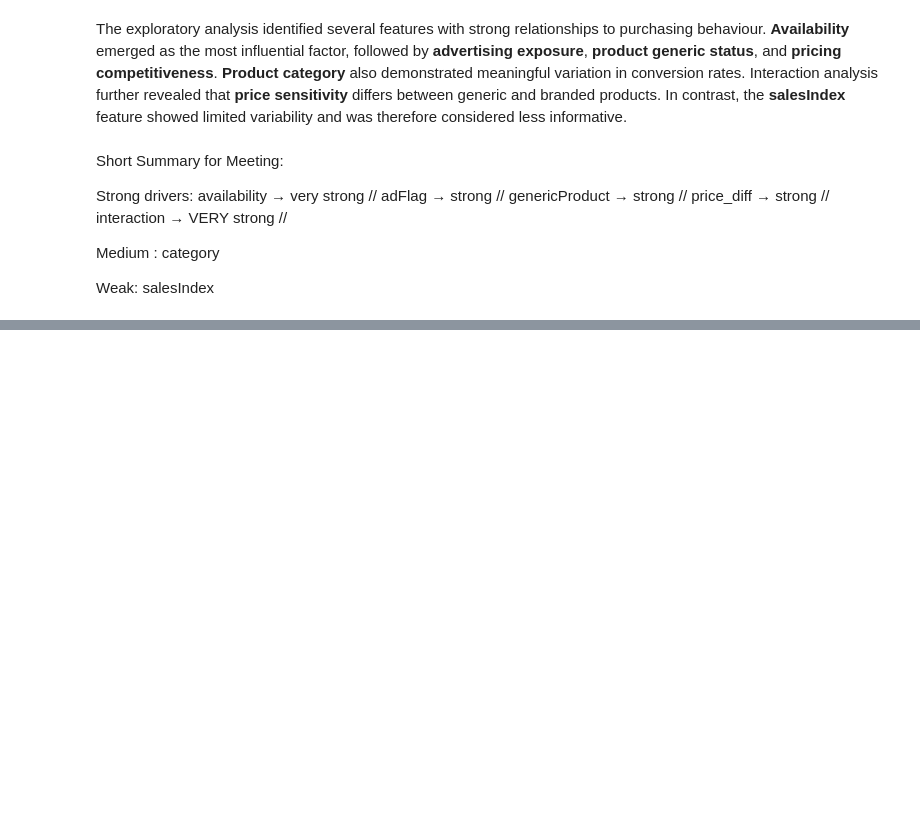
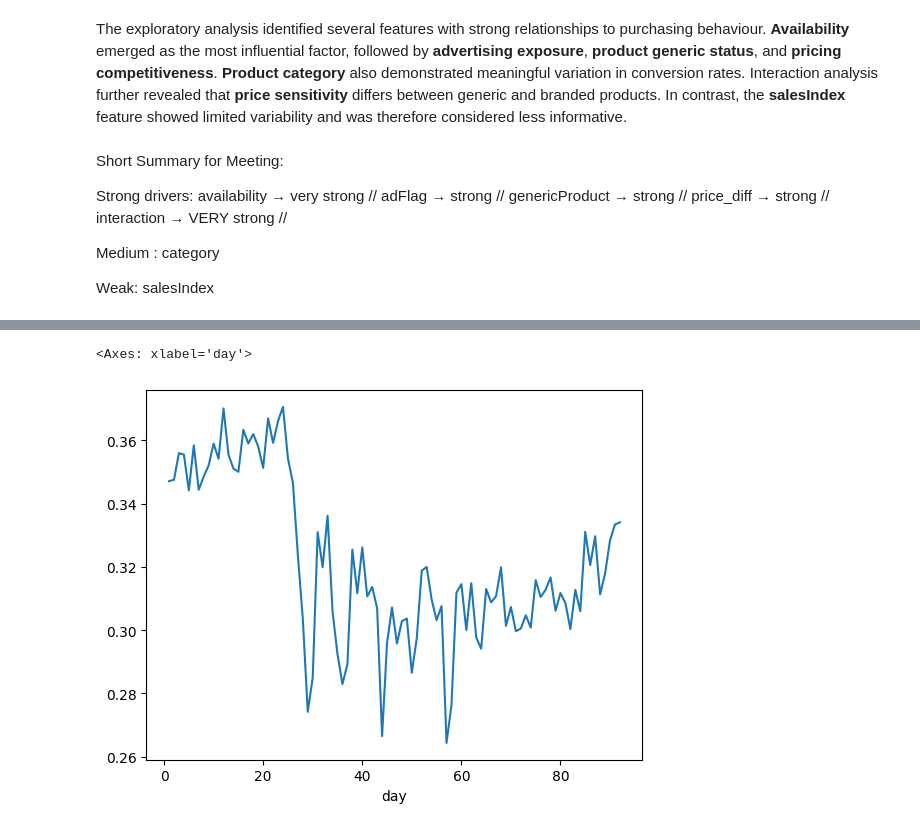
Before and after one commit to Happydeath97/analyticalProjectProductPricing, a Jupyter notebook: notebooks/DataExploration.ipynb, the cells around one changed output, grey strips where cells are left out. Saved outputs shown, nothing was run; the diff lists cells and outputs as text; code cells hidden in the pictures; blank space fills up the shorter version.

```diff
--- a/notebooks/DataExploration.ipynb
+++ b/notebooks/DataExploration.ipynb
@@ -347,0 +421,5 @@ Weak: salesIndex
+# %%
+df.groupby("day")["adFlag"].mean().plot()
+# %% [output]
+<Axes: xlabel='day'>
+[figure, added]
```
Also changed, not shown: parts of 12 cells of this notebook.
